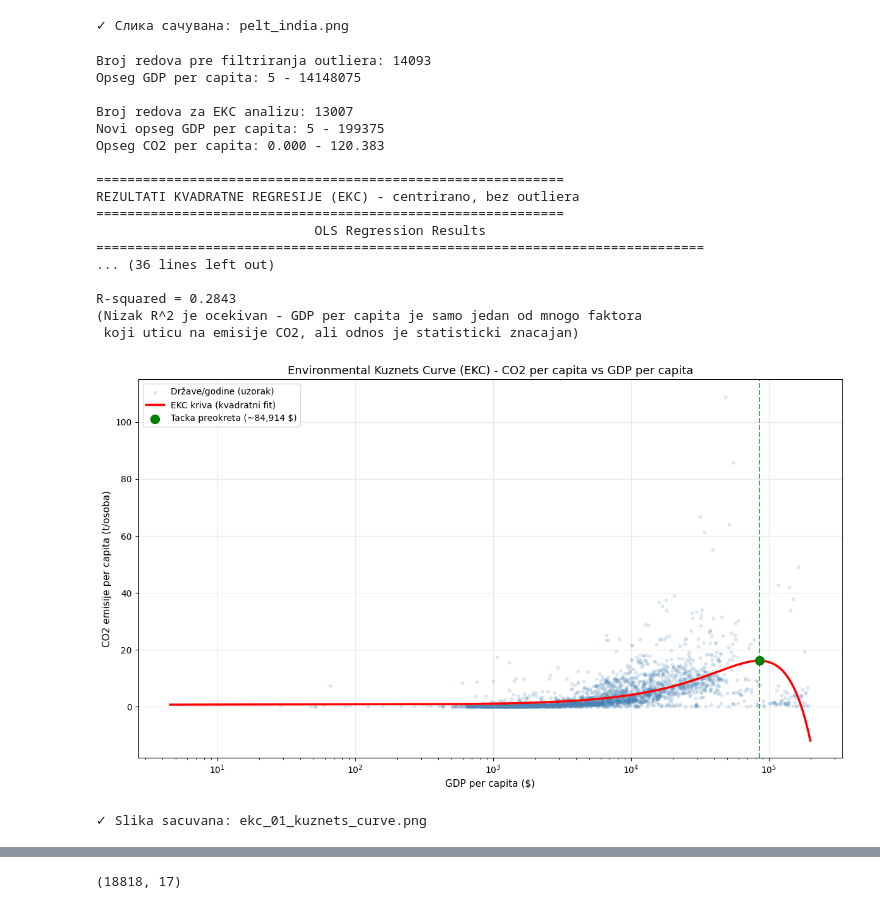
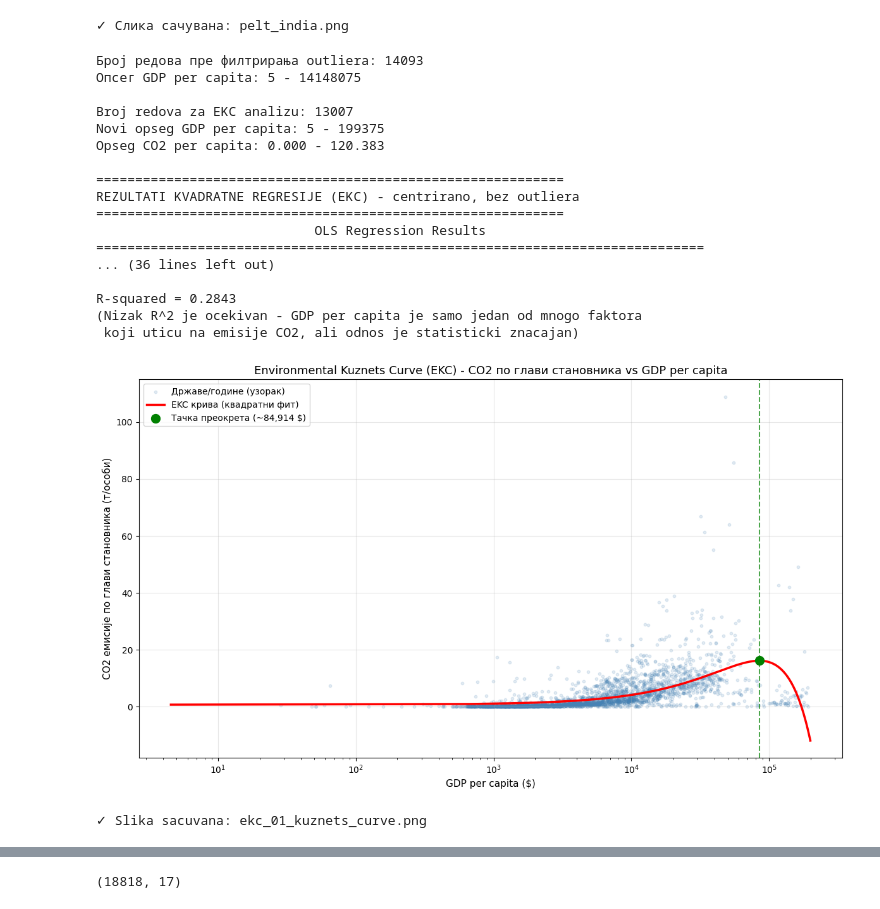
Before and after one commit to tamaracvijan/zagadjenje-vazduha, a Jupyter notebook: analiza1.ipynb, the cells around one changed output, grey strips where cells are left out. Drawn from its saved outputs; the diff is of its cells as text; code cells hidden in the pictures.

```diff
--- a/analiza1.ipynb
+++ b/analiza1.ipynb
@@ -2046,8 +2046,8 @@ df_ekc = df_ekc[
     np.isfinite(df_ekc['Per Capita'])
 ].copy()
 
-print(f"Broj redova pre filtriranja outliera: {df_ekc.shape[0]}")
-print(f"Opseg GDP per capita: {df_ekc['gdp_per_capita'].min():.0f} - {df_ekc['gdp_per_capita'].max():.0f}")
+print(f"Број редова пре филтрирања outliera: {df_ekc.shape[0]}")
+print(f"Опсег GDP per capita: {df_ekc['gdp_per_capita'].min():.0f} - {df_ekc['gdp_per_capita'].max():.0f}")
 
 # Dodatni filter - uklanjamo nerealne GDP per capita vrednosti
 # Realan opseg: do ~200,000 $ (najbogatije zemlje u svetu, npr. Luksemburg ~130k)
@@ -2116,48 +2116,48 @@ fig, ax = plt.subplots(figsize=(12, 7))
 
 sample = df_ekc.sample(min(3000, len(df_ekc)), random_state=42)
 ax.scatter(sample['gdp_per_capita'], sample['Per Capita'],
-           alpha=0.15, s=10, color='steelblue', label='Države/godine (uzorak)')
+           alpha=0.15, s=10, color='steelblue', label='Државе/године (узорак)')
 
 ax.plot(gdp_range, co2_predicted, color='red', linewidth=2.5,
-        label='EKC kriva (kvadratni fit)')
+        label='EKC крива (квадратни фит)')
 
 if b2 < 0 and df_ekc['gdp_per_capita'].min() < turning_point_gdp < df_ekc['gdp_per_capita'].max():
     co2_at_turning = (ekc_model.params['const'] +
                       b1 * turning_point_centered +
                       b2 * turning_point_centered ** 2)
     ax.axvline(x=turning_point_gdp, color='green', linestyle='--', linewidth=1.5, alpha=0.7)
     ax.scatter([turning_point_gdp], [co2_at_turning], color='green', s=100, zorder=5,
-               label=f'Tacka preokreta (~{turning_point_gdp:,.0f} $)')
+               label=f'Тачка преокрета (~{turning_point_gdp:,.0f} $)')
 
 ax.set_xlabel('GDP per capita ($)', fontsize=11)
-ax.set_ylabel('CO2 emisije per capita (t/osoba)', fontsize=11)
-ax.set_title('Environmental Kuznets Curve (EKC) - CO2 per capita vs GDP per capita', fontsize=13)
+ax.set_ylabel('CO2 емисије по глави становника (т/особи)', fontsize=11)
+ax.set_title('Environmental Kuznets Curve (EKC) - CO2 по глави становника vs GDP per capita', fontsize=13)
 ax.legend()
 ax.grid(True, alpha=0.3)
 ax.set_xscale('log')
 
 plt.tight_layout()
 plt.savefig("ekc_01_kuznets_curve.png", dpi=150)
 plt.show()
 print("\n✓ Slika sacuvana: ekc_01_kuznets_curve.png")
 # %% [output]
-Broj redova pre filtriranja outliera: 14093
-Opseg GDP per capita: 5 - 14148075
+Број редова пре филтрирања outliera: 14093
+Опсег GDP per capita: 5 - 14148075
 
 Broj redova za EKC analizu: 13007
 Novi opseg GDP per capita: 5 - 199375
 Opseg CO2 per capita: 0.000 - 120.383
 
 ============================================================
 REZULTATI KVADRATNE REGRESIJE (EKC) - centrirano, bez outliera
 ============================================================
                             OLS Regression Results
 ==============================================================================
 ... (36 lines left out)
 
 R-squared = 0.2843
 (Nizak R^2 je ocekivan - GDP per capita je samo jedan od mnogo faktora
  koji uticu na emisije CO2, ali odnos je statisticki znacajan)
-[figure, old version]
+[figure, new version]
 ✓ Slika sacuvana: ekc_01_kuznets_curve.png
 # %%
```
Also changed, not shown: parts of 8 cells of this notebook, 23 other files.
